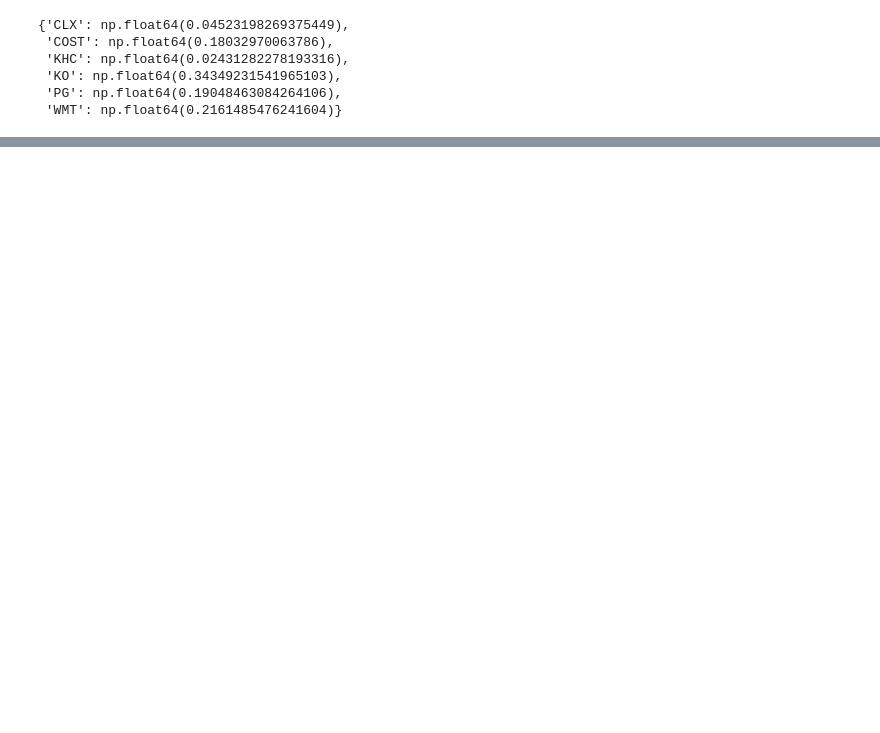
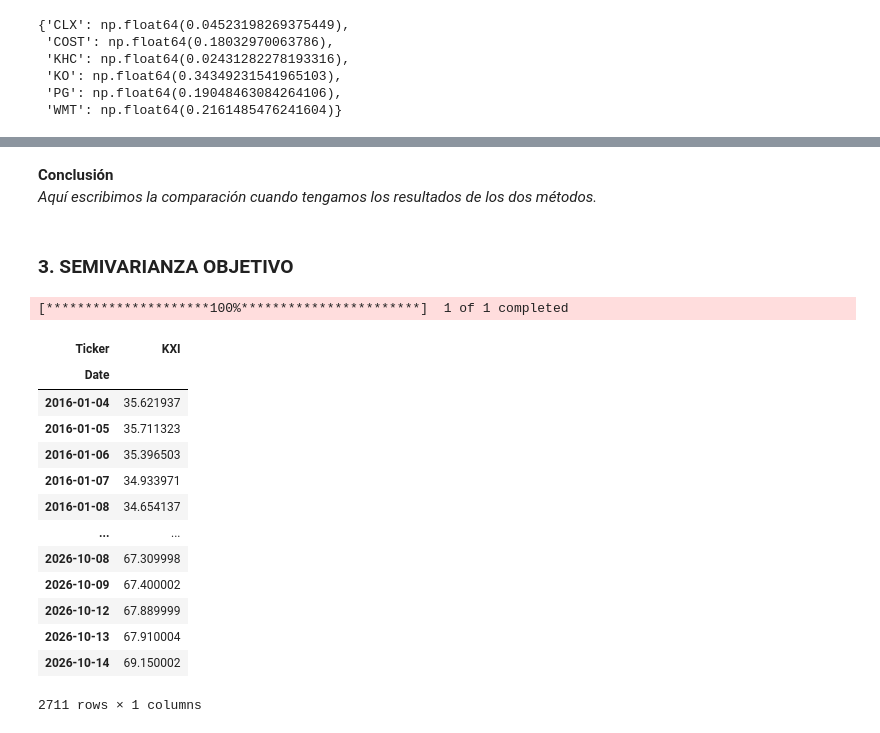
Before and after one commit to Mafergomezf/PORTAFOLIOS-DE-INVERSION, a Jupyter notebook: Modulo-2/Tarea_6.ipynb, the cells around one changed output, grey strips where cells are left out. Cells and saved outputs as stored; diff of their text form; code cells hidden in the pictures; blank space fills up the shorter version.

```diff
--- a/Modulo-2/Tarea_6.ipynb
+++ b/Modulo-2/Tarea_6.ipynb
@@ -226,0 +281,25 @@ comparacion
+# %% [markdown]
+**Conclusión**
+*Aquí escribimos la comparación cuando tengamos los resultados de los dos métodos.*
+# %% [markdown]
+### 3. SEMIVARIANZA OBJETIVO
+# %%
+# Descarga de Precios del Benchmark
+benchmark = yf.download('KXI', start='2016-01-01', end='2026-10-15')['Close']
+benchmark
+# %% [output]
+[*********************100%***********************]  1 of 1 completed
+| Ticker | KXI |
+| Date |  |
+| 2016-01-04 | 35.621937 |
+| 2016-01-05 | 35.711323 |
+| 2016-01-06 | 35.396503 |
+| 2016-01-07 | 34.933971 |
+| 2016-01-08 | 34.654137 |
+| ... | ... |
+| 2026-10-08 | 67.309998 |
+| 2026-10-09 | 67.400002 |
+| 2026-10-12 | 67.889999 |
+| 2026-10-13 | 67.910004 |
+| 2026-10-14 | 69.150002 |
+2711 rows × 1 columns
```
Also changed, not shown: parts of 52 cells of this notebook.
